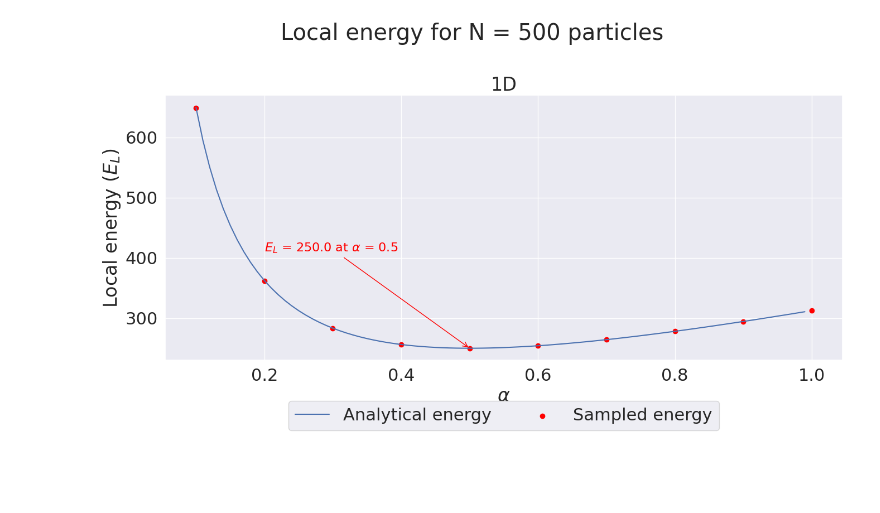
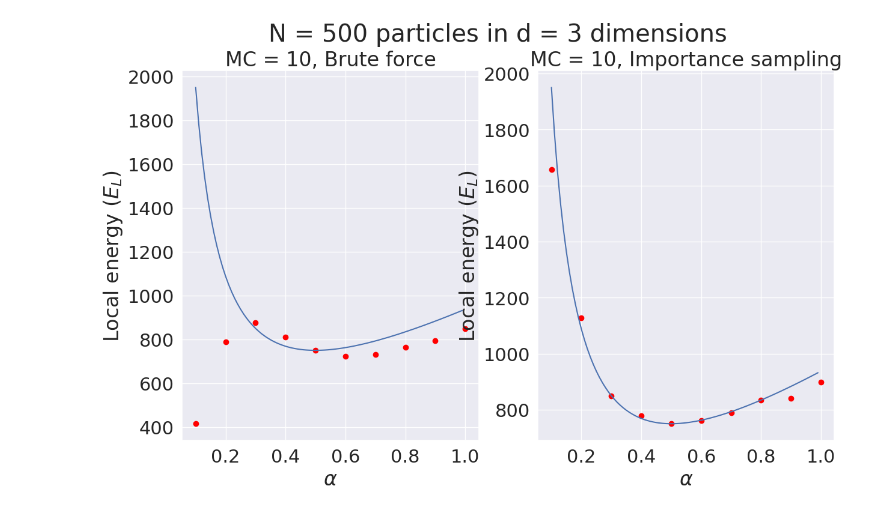
Before and after one commit to carlfre/FYS4411-project1, a Jupyter notebook: plots/plotting.ipynb, the cells around one changed output. Drawn from its saved outputs; the diff is of its cells as text; code cells hidden in the pictures; blank space fills up the shorter version.

Commit message:
Added importance sampling

```diff
--- a/plots/plotting.ipynb
+++ b/plots/plotting.ipynb
@@ -10,7 +10,7 @@ def analytical_energy(alpha, N_dim, N_particles):
     return y*N_dim*N_particles
 alpha = np.arange(0.1, 1, 0.01)
 arrowprops = dict(arrowstyle="->", color = 'red')
-for N in [1, 10, 100]:
+for N in [1, 10, 100, 500]:
     fig, axs = plt.subplots(1, 3, figsize = (22, 8))
     for index, d in enumerate([1, 2, 3]):
         df = pd.read_csv(f'../output/N={N}_d={d}_energy.csv')
@@ -40,27 +41,31 @@ for N in [1, 10, 100]:
 # %%
 N = 500
-d = 1
-df = pd.read_csv(f'../output/N={N}_d={d}_energy.csv')
-N_dim = df.d.iloc[0]
-N_particles = df.N.iloc[0]
+d = 3
+fig, axs = plt.subplots(1, 2, figsize = (14, 8))
+titlename = ['Brute force', 'Importance sampling']
+for index, name in enumerate([f'../output/N={N}_d={d}_energy.csv', f'../output/N={N}_d={d}_IS_energy.csv']):
+    df = pd.read_csv(name)
+    N_dim = df.d.iloc[0]
+    N_particles = df.N.iloc[0]
+    MC_cyles = df.MC.iloc[0]
 
-min_energy = df['energy'].min()
-min_alpha = df[df.energy == min_energy]['alpha'].iloc[0]
-fig, axs = plt.subplots(1, 1, figsize = (14, 8))
+    min_energy = df['energy'].min()
+    min_alpha = df[df.energy == min_energy]['alpha'].iloc[0]
 
-axs.plot(alpha, analytical_energy(alpha, N_dim, N_particles), label = 'Analytical energy')
-axs.scatter(x = df['alpha'],y =  df['energy'], label = 'Sampled energy', color = 'red')
-axs.set_xlabel(r'$\alpha$')
-axs.annotate(r'$E_L$'+ f' = {min_energy} at '+r'$\alpha$'+f' = {min_alpha}',
-                    xy=(min_alpha, min_energy),
-                    xytext=(min_alpha-0.3, min_energy+0.5*df.energy.mean()),
-                    arrowprops=arrowprops, size = 16, color = 'red')
-axs.set_title(f'{d}D')
-fig.suptitle(f'Local energy for N = {N_particles} particles')
-axs.set_ylabel(r'Local energy $(E_L)$')
-lgd = axs.legend(loc = 'upper center', ncol = 2, fancybox = True, bbox_to_anchor = (0.5, -0.12))
-fig.tight_layout()
+    axs[index].plot(alpha, analytical_energy(alpha, N_dim, N_particles), label = 'Analytical energy')
+    axs[index].scatter(x = df['alpha'],y =  df['energy'], label = 'Sampled energy', color = 'red')
+    axs[index].set_xlabel(r'$\alpha$')
+    """axs[index].annotate(r'$E_L$'+ f' = {min_energy} at '+r'$\alpha$'+f' = {min_alpha}',
+                        xy=(min_alpha, min_energy),
+                        xytext=(min_alpha-0.3, min_energy+0.5*df.energy.mean()),
+                        arrowprops=arrowprops, size = 16, color = 'red')
+    """
+    axs[index].set_title(f'MC = {MC_cyles}, {titlename[index]}')
+    fig.suptitle(f'N = {N_particles} particles in d = {d} dimensions')
+    axs[index].set_ylabel(r'Local energy $(E_L)$')
+#lgd = axs[0].legend(loc = 'upper center', ncol = 2, fancybox = True, bbox_to_anchor = (0.5, -0.12))
+#fig.tight_layout()
 plt.show()
 # %% [output]
-[figure, old version]
+[figure, new version]
 # %%
```
Also changed, not shown: parts of 3 cells of this notebook, 11 other files.
